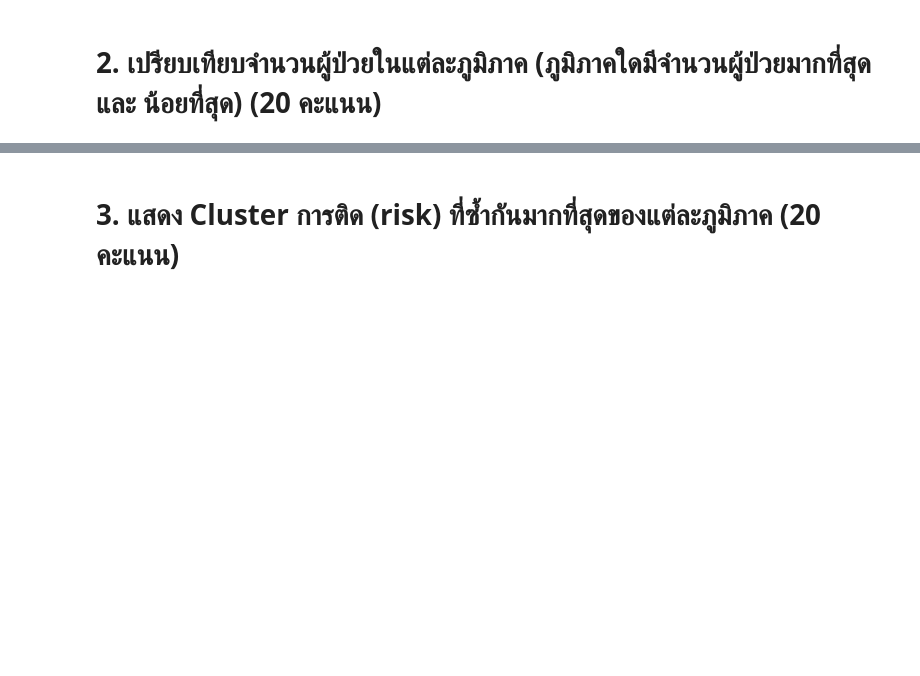
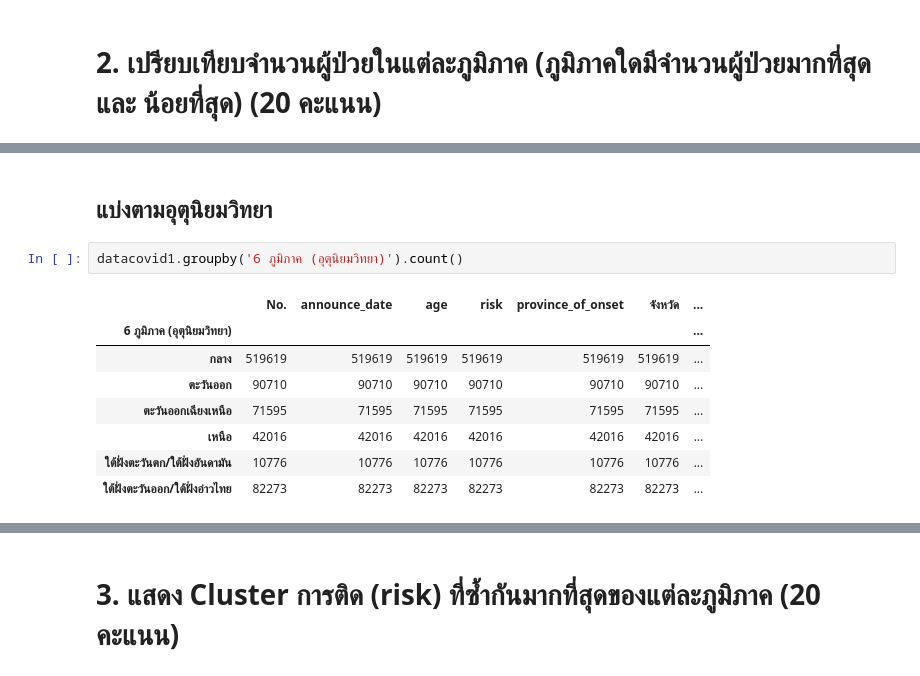
Before and after one commit to Chonthichasi/data_viz_2022, a Jupyter notebook: BasicPython&DataViz_midterm2022.ipynb, the cells around one changed output, grey strips where cells are left out. Saved outputs shown, nothing was run; the diff lists cells and outputs as text; blank space fills up the shorter version.

```diff
--- a/BasicPython&DataViz_midterm2022.ipynb
+++ b/BasicPython&DataViz_midterm2022.ipynb
@@ -428,0 +454,13 @@ datacovid4_5.head(1)
+# %% [markdown]
+## แบ่งตามอุตุนิยมวิทยา
+# %%
+datacovid1.groupby('6 ภูมิภาค (อุตุนิยมวิทยา)').count()
+# %% [output]
+|  | No. | announce_date | age | risk | province_of_onset | จังหวัด | ... |
+| 6 ภูมิภาค (อุตุนิยมวิทยา) |  |  |  |  |  |  | ... |
+| กลาง | 519619 | 519619 | 519619 | 519619 | 519619 | 519619 | ... |
+| ตะวันออก | 90710 | 90710 | 90710 | 90710 | 90710 | 90710 | ... |
+| ตะวันออกเฉียงเหนือ | 71595 | 71595 | 71595 | 71595 | 71595 | 71595 | ... |
+| เหนือ | 42016 | 42016 | 42016 | 42016 | 42016 | 42016 | ... |
+| ใต้ฝั่งตะวันตก/ใต้ฝั่งอันดามัน | 10776 | 10776 | 10776 | 10776 | 10776 | 10776 | ... |
+| ใต้ฝั่งตะวันออก/ใต้ฝั่งอ่าวไทย | 82273 | 82273 | 82273 | 82273 | 82273 | 82273 | ... |
```
Also changed, not shown: parts of 65 cells of this notebook.
